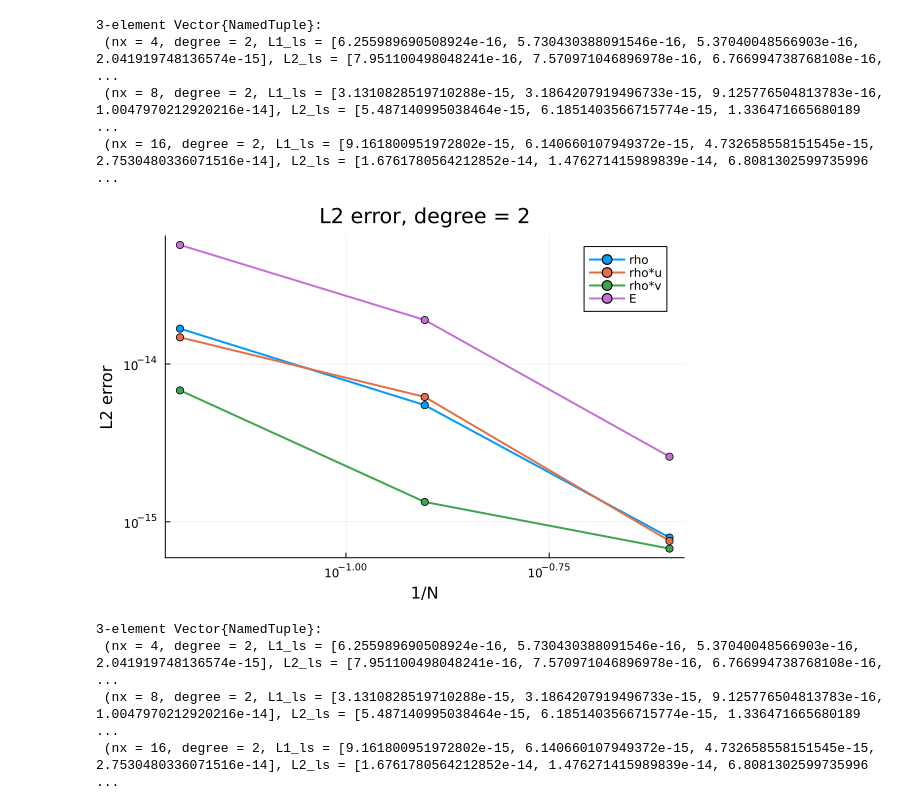
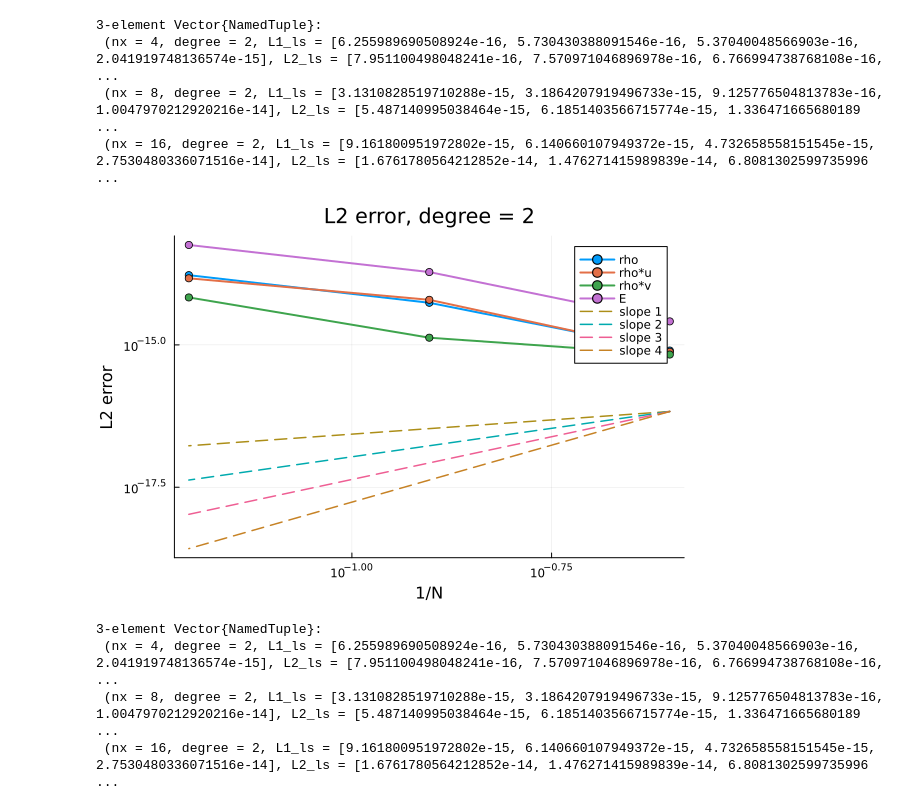
Before and after one commit to PeikaiLi/lagrangian_ofdg_2d_simple_release, a Jupyter notebook: example/constant.ipynb, the cells around one changed output. Saved outputs shown, nothing was run; the diff lists cells and outputs as text; code cells hidden in the pictures.

```diff
--- a/example/constant.ipynb
+++ b/example/constant.ipynb
@@ -112,43 +112,44 @@ converge_data = convergence_study_data(constant_case_builder)
  (nx = 8, degree = 2, L1_ls = [3.1310828519710288e-15, 3.1864207919496733e-15, 9.125776504813783e-16, 1.0047970212920216e-14], L2_ls = [5.487140995038464e-15, 6.1851403566715774e-15, 1.336471665680189 ...
  (nx = 16, degree = 2, L1_ls = [9.161800951972802e-15, 6.140660107949372e-15, 4.732658558151545e-15, 2.7530480336071516e-14], L2_ls = [1.6761780564212852e-14, 1.476271415989839e-14, 6.8081302599735996 ...
 # %%
-using Plots
-function convergence_study_plot(converge_data)
-    rows_ls = converge_data
-    degree = rows_ls[1].degree
-    # Plot the L2 err
-    inverse_n_ls = [1.0 / row.nx for row in rows_ls]
-    labels_ls = ["rho", "rho*u", "rho*v", "E"]
+# using Plots
+# function convergence_study_plot(converge_data)
+#     rows_ls = converge_data
+#     degree = rows_ls[1].degree
+#     # Plot the L2 err
+#     inverse_n_ls = [1.0 / row.nx for row in rows_ls]
+#     labels_ls = ["rho", "rho*u", "rho*v", "E"]
 
-    figure = plot(
-        xscale = :log10,
-        yscale = :log10,
-        xlabel = "1/N",
-        ylabel = "L2 error",
-        title = "L2 error, degree = $degree",
-        legend = :best,
-    )
+#     figure = plot(
+#         xscale = :log10,
+#         yscale = :log10,
+#         xlabel = "1/N",
+#         ylabel = "L2 error",
+#         title = "L2 error, degree = $degree",
+#         legend = :best,
+#     )
 
-    for component_index in 1:4
-        errors_ls = [row.L2_ls[component_index] for row in rows_ls]
-        plot!(
-            figure,
-            inverse_n_ls,
-            errors_ls;
-            label = labels_ls[component_index],
-            marker = :circle,
-            linewidth = 2,
-        )
-    end
+#     for component_index in 1:4
+#         errors_ls = [row.L2_ls[component_index] for row in rows_ls]
+#         plot!(
+#             figure,
+#             inverse_n_ls,
+#             errors_ls;
+#             label = labels_ls[component_index],
+#             marker = :circle,
+#             linewidth = 2,
+#         )
+#     end
 
-    display(figure)
+#     display(figure)
 
-    return rows_ls
-end
+#     return rows_ls
+# end
 
-convergence_study_plot(converge_data)
+Diagnostics.convergence_study_plot(converge_data)
+# just for testing, it is meanless just some mechine error
 # %% [output]
-[figure, old version]
+[figure, new version]
 3-element Vector{NamedTuple}:
  (nx = 4, degree = 2, L1_ls = [6.255989690508924e-16, 5.730430388091546e-16, 5.37040048566903e-16, 2.041919748136574e-15], L2_ls = [7.951100498048241e-16, 7.570971046896978e-16, 6.766994738768108e-16, ...
  (nx = 8, degree = 2, L1_ls = [3.1310828519710288e-15, 3.1864207919496733e-15, 9.125776504813783e-16, 1.0047970212920216e-14], L2_ls = [5.487140995038464e-15, 6.1851403566715774e-15, 1.336471665680189 ...
```
Also changed, not shown: parts of 1 cell of this notebook, 7 other files.
